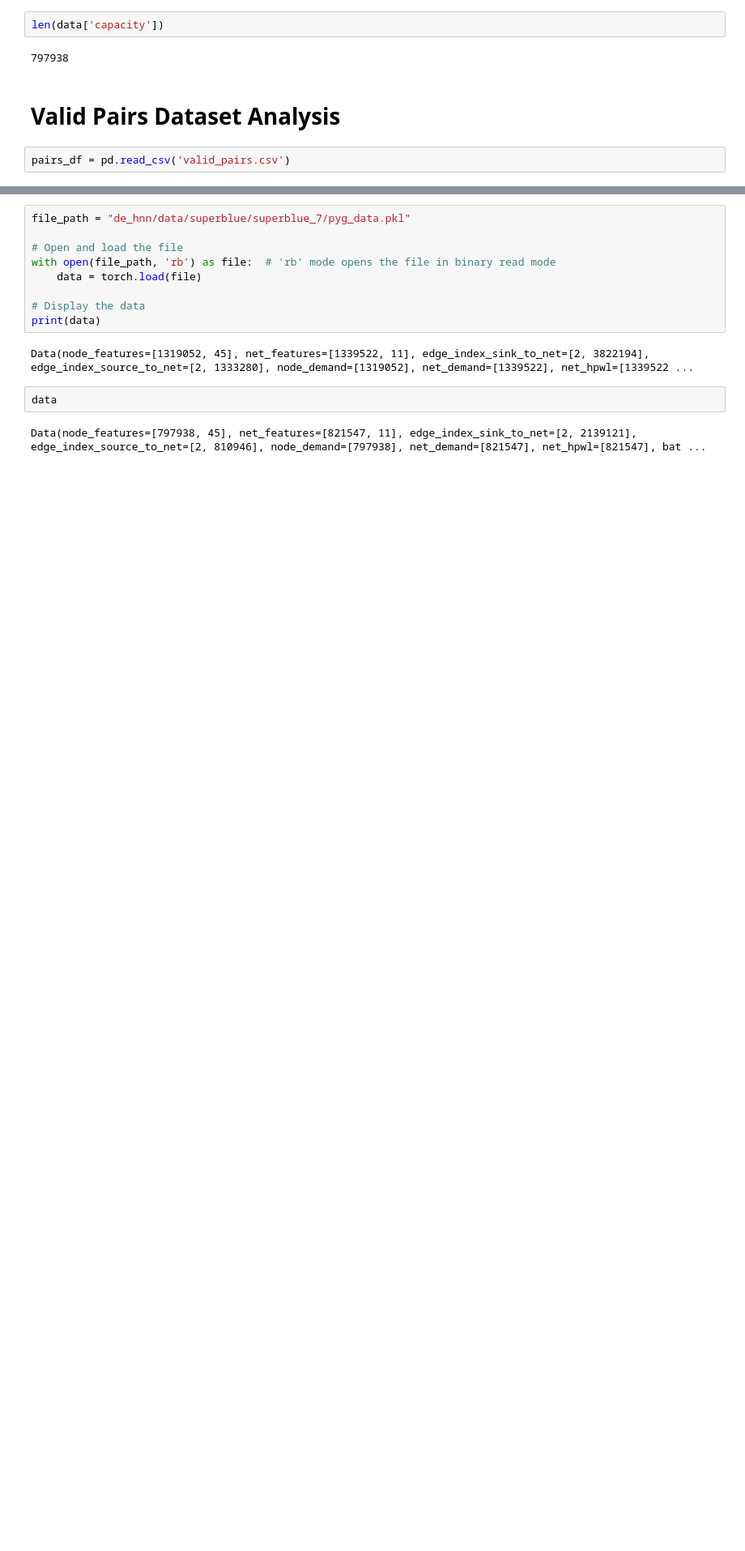
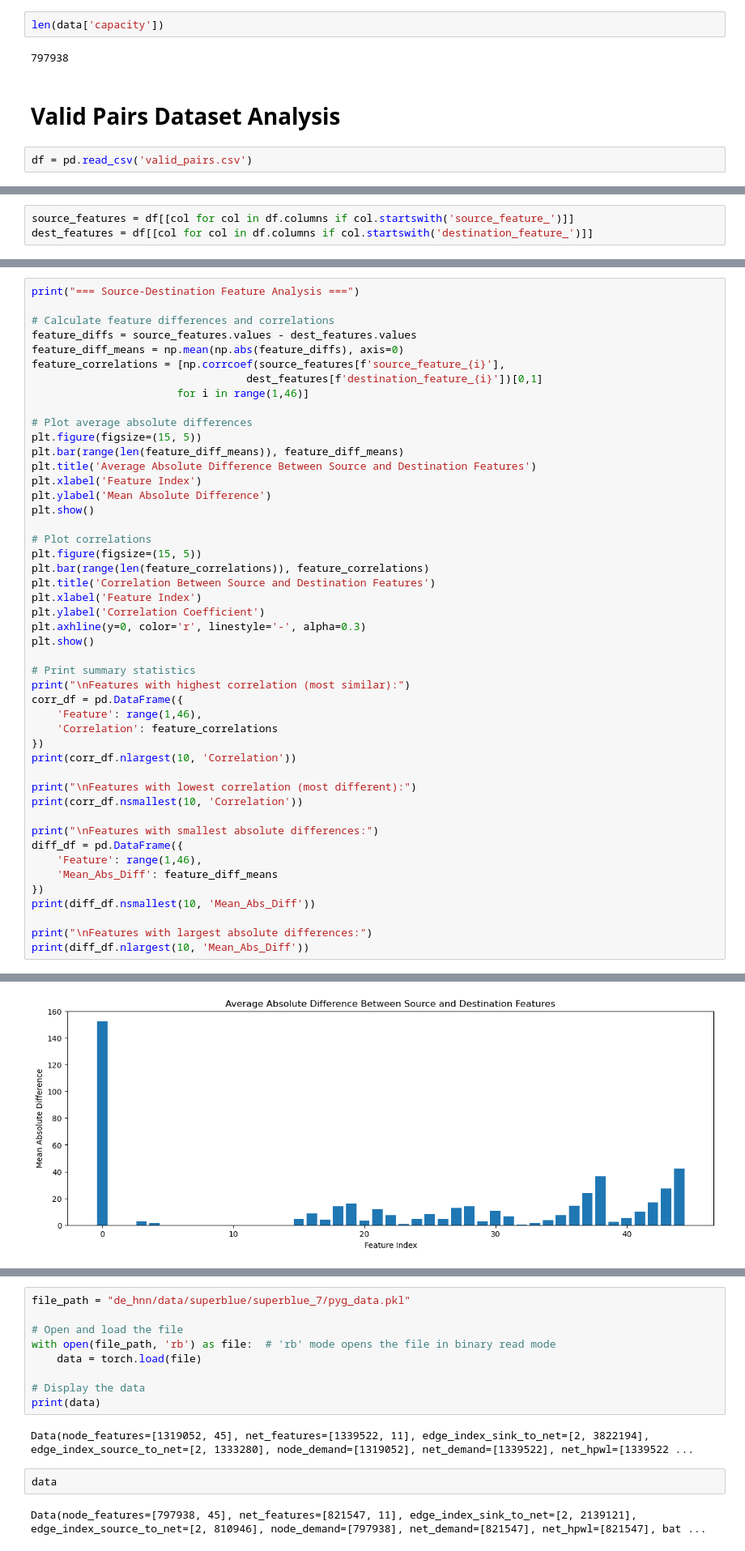
Before and after one commit to waltercywong/Congestion-Prediction-with-Walks-and-Paritioning, a Jupyter notebook: src/notebooks/data_exploration.ipynb, the cells around one changed output, grey strips where cells are left out. Shown at 81% size. Saved outputs shown, nothing was run; the diff lists cells and outputs as text; blank space fills up the shorter version.

Commit message:
Add valid pair analysis plots.

```diff
--- a/src/notebooks/data_exploration.ipynb
+++ b/src/notebooks/data_exploration.ipynb
@@ -759,4 +759,4 @@ len(data['capacity'])
 # %% [markdown]
 # Valid Pairs Dataset Analysis
 # %%
-pairs_df = pd.read_csv('valid_pairs.csv')
+df = pd.read_csv('valid_pairs.csv')
@@ -795,0 +817,3 @@ pairs_df[pairs_df['source'] == pairs_df['source'].max()]
+# %%
+source_features = df[[col for col in df.columns if col.startswith('source_feature_')]]
+dest_features = df[[col for col in df.columns if col.startswith('destination_feature_')]]
@@ -795,0 +864,48 @@ pairs_df[pairs_df['source'] == pairs_df['source'].max()]
+# %%
+print("=== Source-Destination Feature Analysis ===")
+
+# Calculate feature differences and correlations
+feature_diffs = source_features.values - dest_features.values
+feature_diff_means = np.mean(np.abs(feature_diffs), axis=0)
+feature_correlations = [np.corrcoef(source_features[f'source_feature_{i}'],
+                                  dest_features[f'destination_feature_{i}'])[0,1]
+                       for i in range(1,46)]
+
+# Plot average absolute differences
+plt.figure(figsize=(15, 5))
+plt.bar(range(len(feature_diff_means)), feature_diff_means)
+plt.title('Average Absolute Difference Between Source and Destination Features')
+plt.xlabel('Feature Index')
+plt.ylabel('Mean Absolute Difference')
+plt.show()
+
+# Plot correlations
+plt.figure(figsize=(15, 5))
+plt.bar(range(len(feature_correlations)), feature_correlations)
+plt.title('Correlation Between Source and Destination Features')
+plt.xlabel('Feature Index')
+plt.ylabel('Correlation Coefficient')
+plt.axhline(y=0, color='r', linestyle='-', alpha=0.3)
+plt.show()
+
+# Print summary statistics
+print("\nFeatures with highest correlation (most similar):")
+corr_df = pd.DataFrame({
+    'Feature': range(1,46),
+    'Correlation': feature_correlations
+})
+print(corr_df.nlargest(10, 'Correlation'))
+
+print("\nFeatures with lowest correlation (most different):")
+print(corr_df.nsmallest(10, 'Correlation'))
+
+print("\nFeatures with smallest absolute differences:")
+diff_df = pd.DataFrame({
+    'Feature': range(1,46),
+    'Mean_Abs_Diff': feature_diff_means
+})
+print(diff_df.nsmallest(10, 'Mean_Abs_Diff'))
+
+print("\nFeatures with largest absolute differences:")
+print(diff_df.nlargest(10, 'Mean_Abs_Diff'))
+# %% [output]
@@ -795,0 +913 @@ pairs_df[pairs_df['source'] == pairs_df['source'].max()]
+[figure, added]
```
Also changed, not shown: parts of 21 cells of this notebook.
